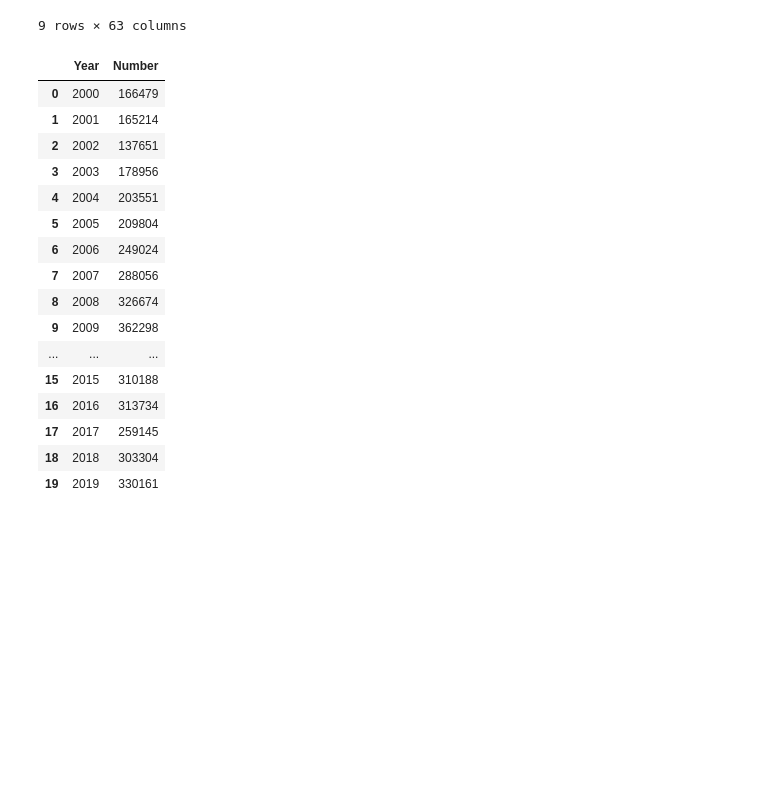
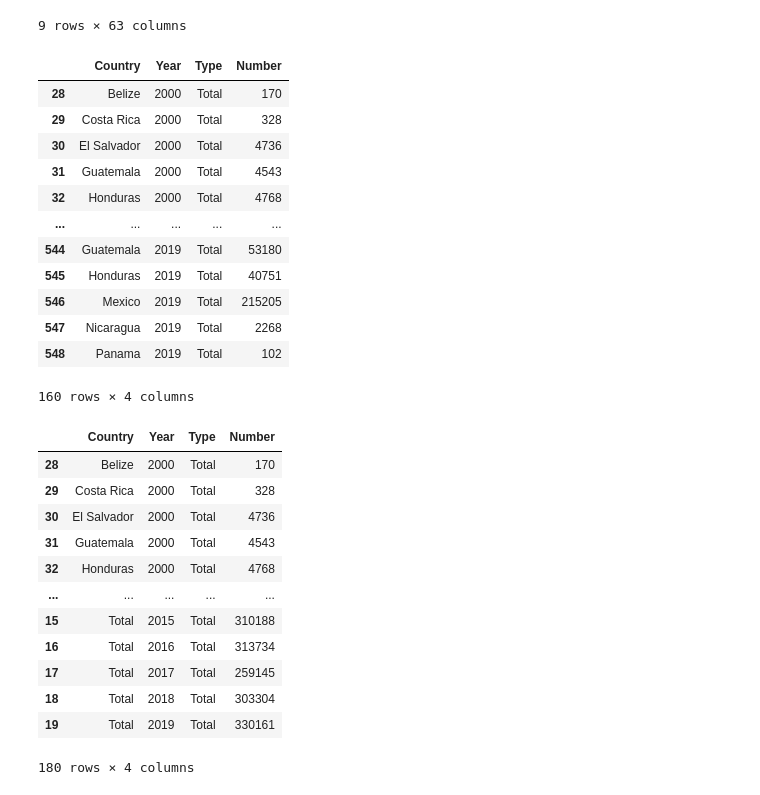
Before and after one commit to opheeelia/11.154-proj-pathways, a Jupyter notebook: data/EnfDataParsing.ipynb, the cells around one changed output. Cells and saved outputs as stored; diff of their text form; code cells hidden in the pictures; blank space fills up the shorter version.

```diff
--- a/data/EnfDataParsing.ipynb
+++ b/data/EnfDataParsing.ipynb
@@ -7,43 +7,57 @@ import plotly.express as px
 # %%
 df = pd.read_excel("./t41_2000-2019.xlsx", header=[0, 1], index_col=0)
 df = df.rename(columns={"Criminal 1": "Criminal", "Criminal1": "Criminal", " Total ": "Total"})
 display(df)
 # df.pivot(columns=[df.columns] + , values=[df.columns, df.values])
 df_formatted = df.melt(ignore_index=False).reset_index()
 df_formatted.set_axis(["Country", "Year", "Type", "Number"], axis=1, inplace=True)
 df_formatted = df_formatted[np.logical_and(df_formatted.Type == "Total", df_formatted.Country != "Global Total")]
 df_formatted = df_formatted[df_formatted.Year >= 2000]
-df_formatted = df_formatted.groupby(by="Year").sum().reset_index()
 display(df_formatted)
+df_formatted_totals = df_formatted.groupby(by="Year").sum().reset_index()
+df_formatted_totals['Country'] = 'Total'
+df_formatted_totals['Type'] = 'Total'
+rem_final = df_formatted.append(df_formatted_totals)
+display(rem_final)
+rem_final.to_csv('./removed.csv')
 # %% [output]
 |  | 1999 |  |  | 2000 |  |  | 2001 |  | ... |
 | Region and country of nationality | Total | Criminal | Non-Criminal | Total | Criminal | Non-Criminal | Total | Criminal | ... |
 | Global Total | 183114 | 71188 | 111926 | 188467 | 73065 | 115402 | 189026 | 73545 | ... |
 | Belize | 191 | 139 | 52 | 170 | 126 | 44 | 185 | 110 | ... |
 | Costa Rica | 227 | 69 | 158 | 328 | 58 | 270 | 392 | 65 | ... |
 | El Salvador | 4160 | 2115 | 2045 | 4736 | 2145 | 2591 | 3928 | 1895 | ... |
 | Guatemala | 3763 | 1096 | 2667 | 4543 | 1203 | 3340 | 4716 | 1169 | ... |
 | Honduras | 3460 | 1255 | 2205 | 4768 | 1486 | 3282 | 4548 | 1429 | ... |
 | Mexico | 150383 | 55878 | 94505 | 151267 | 57464 | 93803 | 150762 | 58499 | ... |
 | Nicaragua | 444 | 259 | 185 | 513 | 263 | 250 | 526 | 256 | ... |
 | Panama | 169 | 130 | 39 | 154 | 110 | 44 | 157 | 109 | ... |
 9 rows × 63 columns
-|  | Year | Number |
-| 0 | 2000 | 166479 |
-| 1 | 2001 | 165214 |
-| 2 | 2002 | 137651 |
-| 3 | 2003 | 178956 |
-| 4 | 2004 | 203551 |
-| 5 | 2005 | 209804 |
-| 6 | 2006 | 249024 |
-| 7 | 2007 | 288056 |
-| 8 | 2008 | 326674 |
-| 9 | 2009 | 362298 |
-| ... | ... | ... |
-| 15 | 2015 | 310188 |
-| 16 | 2016 | 313734 |
-| 17 | 2017 | 259145 |
-| 18 | 2018 | 303304 |
-| 19 | 2019 | 330161 |
+|  | Country | Year | Type | Number |
+| 28 | Belize | 2000 | Total | 170 |
+| 29 | Costa Rica | 2000 | Total | 328 |
+| 30 | El Salvador | 2000 | Total | 4736 |
+| 31 | Guatemala | 2000 | Total | 4543 |
+| 32 | Honduras | 2000 | Total | 4768 |
+| ... | ... | ... | ... | ... |
+| 544 | Guatemala | 2019 | Total | 53180 |
+| 545 | Honduras | 2019 | Total | 40751 |
+| 546 | Mexico | 2019 | Total | 215205 |
+| 547 | Nicaragua | 2019 | Total | 2268 |
+| 548 | Panama | 2019 | Total | 102 |
+160 rows × 4 columns
+|  | Country | Year | Type | Number |
+| 28 | Belize | 2000 | Total | 170 |
+| 29 | Costa Rica | 2000 | Total | 328 |
+| 30 | El Salvador | 2000 | Total | 4736 |
+| 31 | Guatemala | 2000 | Total | 4543 |
+| 32 | Honduras | 2000 | Total | 4768 |
+| ... | ... | ... | ... | ... |
+| 15 | Total | 2015 | Total | 310188 |
+| 16 | Total | 2016 | Total | 313734 |
+| 17 | Total | 2017 | Total | 259145 |
+| 18 | Total | 2018 | Total | 303304 |
+| 19 | Total | 2019 | Total | 330161 |
+180 rows × 4 columns
 # %%
 df_appr = pd.read_excel("./t34_2000-2019.xlsx", index_col=0)
```
Also changed, not shown: parts of 2 cells of this notebook, 6 other files.
